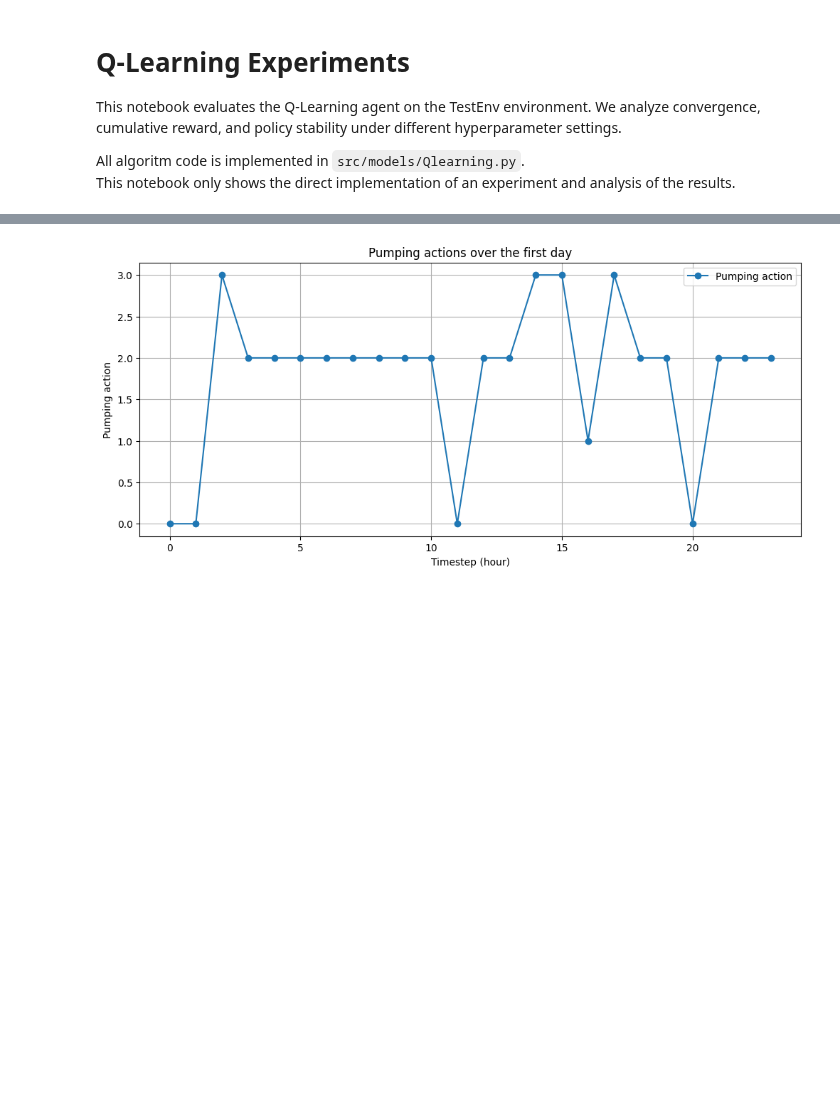
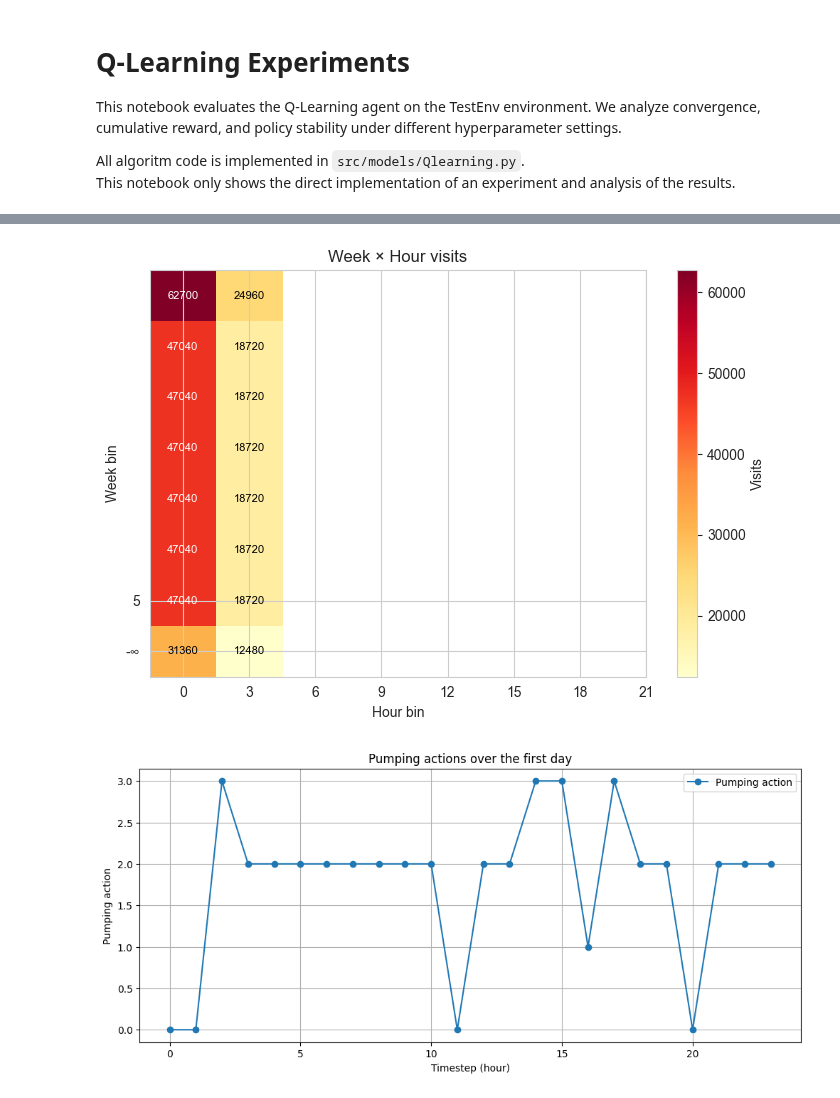
Before and after one commit to HLBurger/project-RL-hydrodam, a Jupyter notebook: notebooks/Qllearning.ipynb, the cells around one changed output, grey strips where cells are left out. Saved outputs shown, nothing was run; the diff lists cells and outputs as text; code cells hidden in the pictures; blank space fills up the shorter version.

```diff
--- a/notebooks/Qllearning.ipynb
+++ b/notebooks/Qllearning.ipynb
@@ -74,3 +100,7 @@ We visualize the performance of the model using visualizations from `src/utils/v
+# %%
+plot_state_heatmap(agent, "Week", "Hour")
+# %% [output]
+[figure, added]
 # %%
 %matplotlib inline
 
```
Also changed, not shown: parts of 7 cells of this notebook, 1 other file.
